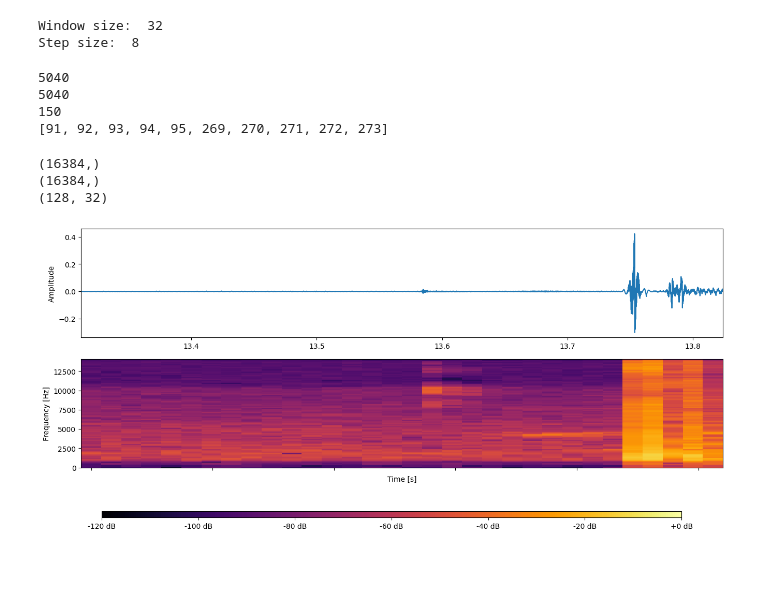
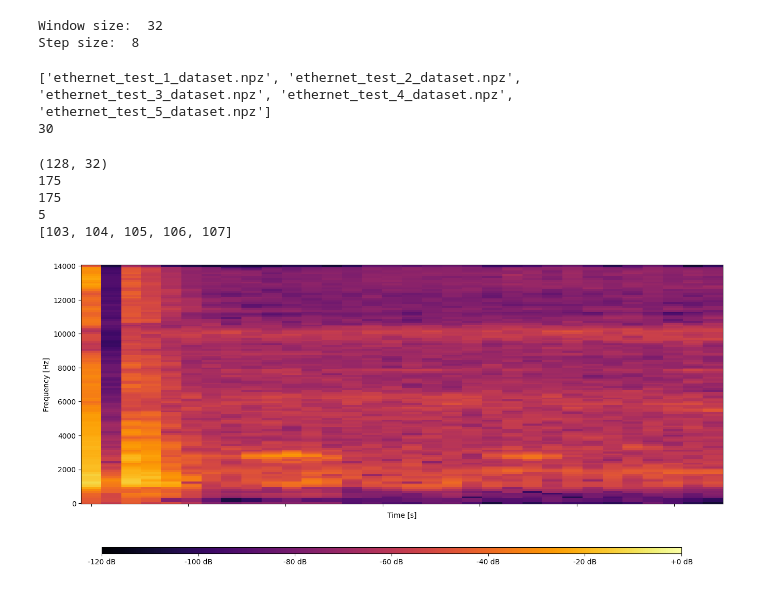
Before and after one commit to matteoseidl/Electrical_Connector_Click-Event_Detection, a Jupyter notebook: 01_Dataset/preprocessSingleClickAudioTest.ipynb, the cells around one changed output. Saved outputs shown, nothing was run; the diff lists cells and outputs as text; code cells hidden in the pictures.

```diff
--- a/01_Dataset/preprocessSingleClickAudioTest.ipynb
+++ b/01_Dataset/preprocessSingleClickAudioTest.ipynb
@@ -277,23 +307,40 @@ spec_chunk_dataset, spec_chunk_labels, signal_chunks, time_chunks = createSpectr
-# %%
-print(len(spec_chunk_dataset)) # number of spectrogram chunks
-print(len(spec_chunk_labels)) # number of labels
-print(spec_chunk_labels.count(1)) # number of chucnks containing click events --> because of the window overlap it is larger than the dataset length
-print([i for i, x in enumerate(spec_chunk_labels) if x == 1][:10]) # indices of the chunks containing click events, first 10
-# %% [output]
-5040
-5040
-150
-[91, 92, 93, 94, 95, 269, 270, 271, 272, 273]
-# %%
-chunk_id_to_plot = 269
-
-print(signal_chunks[chunk_id_to_plot].shape)
-print(time_chunks[chunk_id_to_plot].shape)
-print(spec_chunk_dataset[chunk_id_to_plot].shape)
-
-spectrogramPlotter.plot_single_wave_and_mel_spectrogram(signal_chunks[chunk_id_to_plot], time_chunks[chunk_id_to_plot], spec_chunk_dataset[chunk_id_to_plot], top_dB_abs, f_min, f_max, n_mels, sampling_rate)
-# %% [output]
-(16384,)
-(16384,)
-(128, 32)
-[figure, removed]
+# %%
+# list saved datasets
+
+saved_datasets = [f for f in os.listdir(audio_dataset_dir_path) if f.endswith('.npz')]
+saved_datasets_sorted = sorted(saved_datasets, key=sort_key_func)
+print(saved_datasets_sorted[:5])
+print(len(saved_datasets_sorted))
+# %% [output]
+['ethernet_test_1_dataset.npz', 'ethernet_test_2_dataset.npz', 'ethernet_test_3_dataset.npz', 'ethernet_test_4_dataset.npz', 'ethernet_test_5_dataset.npz']
+30
+# %%
+# load first saved dataset
+
+dataset_to_load_id = 2
+
+dataset_file_path = os.path.join(audio_dataset_dir_path, saved_datasets_sorted[dataset_to_load_id])
+dataset = np.load(dataset_file_path)
+loaded_spec_chunks = dataset['spec_chunks']
+loaded_labels = dataset['labels']
+print(loaded_spec_chunks[0].shape)
+print(len(loaded_spec_chunks))
+print(len(loaded_labels))
+
+# count the number of positive labels in numpy array
+print(np.count_nonzero(loaded_labels == 1))
+
+# indices containing chunks with positive labels
+print([i for i, x in enumerate(loaded_labels) if x == 1][:6])
+# %% [output]
+(128, 32)
+175
+175
+5
+[103, 104, 105, 106, 107]
+# %%
+# plot out one spectrogram chunk
+chunk_to_plot_id = 107
+spectrogramPlotter.plot_single_mel_spectrogram(loaded_spec_chunks[chunk_to_plot_id], top_dB_abs, f_min, f_max, n_mels)
+# %% [output]
+[figure, added]
```
Also changed, not shown: parts of 5 cells of this notebook, 1 other file.
